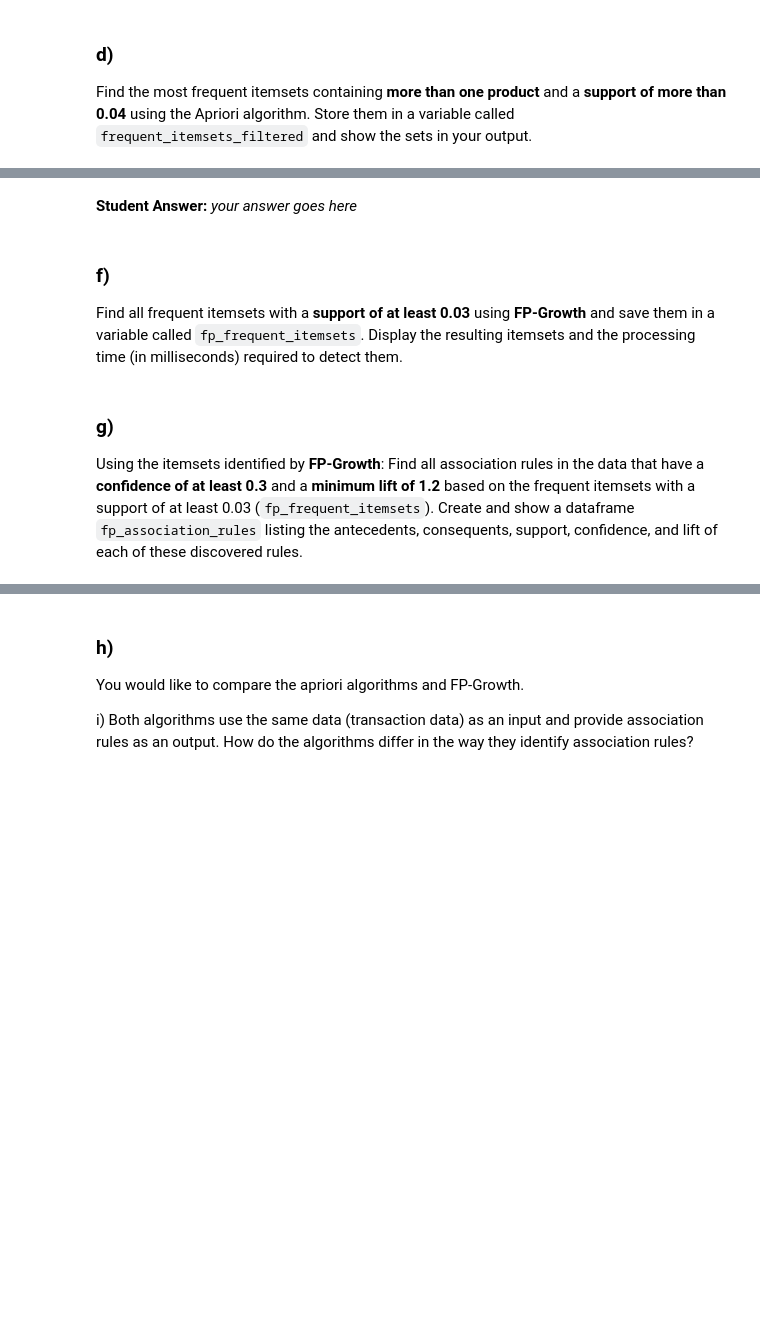
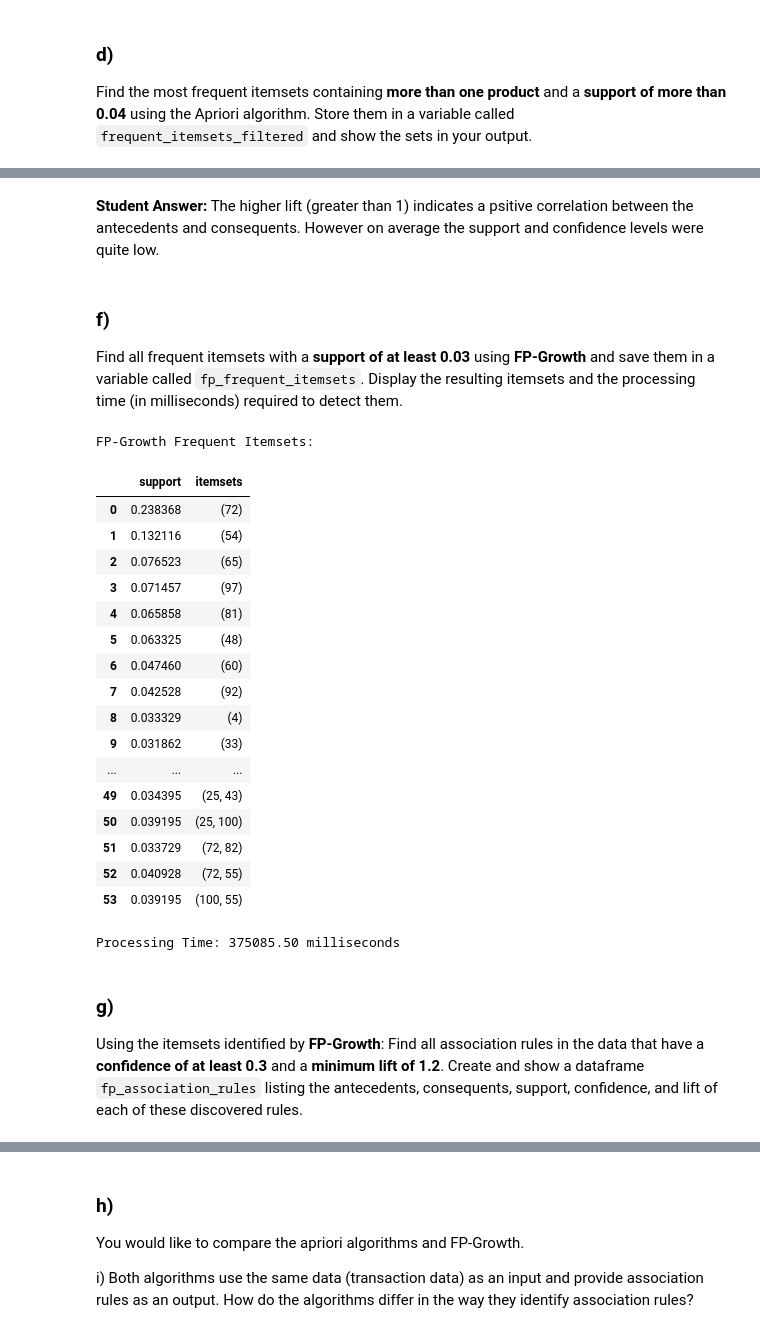
Before and after one commit to sillyduckyluck/IDS_part_2, a Jupyter notebook: Part_2/Q2_Frequent_Itemsets_Association_Rules.ipynb, the cells around one changed output, grey strips where cells are left out. Drawn from its saved outputs; the diff is of its cells as text; code cells hidden in the pictures; blank space fills up the shorter version.

```diff
--- a/Part_2/Q2_Frequent_Itemsets_Association_Rules.ipynb
+++ b/Part_2/Q2_Frequent_Itemsets_Association_Rules.ipynb
@@ -130,17 +193,47 @@ import pandas as pd
 # %%
 # Please leave this cell empty - used for grading.
 # %% [markdown]
-__Student Answer:__ _your answer goes here_
+__Student Answer:__ The higher lift (greater than 1) indicates a psitive correlation between the antecedents and consequents. However on average the support and confidence levels were quite low.
 # %% [markdown]
 ### f)
 Find all frequent itemsets with a **support of at least 0.03** using **FP-Growth** and save them in a variable called `fp_frequent_itemsets`. Display the resulting itemsets and the processing time (in milliseconds) required to detect them.
 # %%
 from mlxtend.frequent_patterns import fpgrowth
 
-# YOUR CODE HERE
+end_time = datetime.datetime.now()
+fp_frequent_itemsets = fpgrowth(itemset_matrix, min_support=0.03)
+end_time = datetime.datetime.now()
+
+# Display the resulting frequent itemsets
+print("FP-Growth Frequent Itemsets:")
+display(fp_frequent_itemsets)
+
+# Calculate and display the processing time in milliseconds
+processing_time = (end_time - start_time).total_seconds() * 1000
+print(f"Processing Time: {processing_time:.2f} milliseconds")
+# %% [output]
+FP-Growth Frequent Itemsets:
+|  | support | itemsets |
+| 0 | 0.238368 | (72) |
+| 1 | 0.132116 | (54) |
+| 2 | 0.076523 | (65) |
+| 3 | 0.071457 | (97) |
+| 4 | 0.065858 | (81) |
+| 5 | 0.063325 | (48) |
+| 6 | 0.047460 | (60) |
+| 7 | 0.042528 | (92) |
+| 8 | 0.033329 | (4) |
+| 9 | 0.031862 | (33) |
+| ... | ... | ... |
+| 49 | 0.034395 | (25, 43) |
+| 50 | 0.039195 | (25, 100) |
+| 51 | 0.033729 | (72, 82) |
+| 52 | 0.040928 | (72, 55) |
+| 53 | 0.039195 | (100, 55) |
+Processing Time: 375085.50 milliseconds
 # %%
 # Please leave this cell empty - used for grading.
 # %% [markdown]
 ### g)
-Using the itemsets identified by **FP-Growth**: Find all association rules in the data that have a **confidence of at least 0.3** and a **minimum lift of 1.2** based on the frequent itemsets with a support of at least 0.03 (`fp_frequent_itemsets`). Create and show a dataframe `fp_association_rules` listing the antecedents, consequents, support, confidence, and lift of each of these discovered rules.
+Using the itemsets identified by **FP-Growth**: Find all association rules in the data that have a **confidence of at least 0.3** and a **minimum lift of 1.2**. Create and show a dataframe `fp_association_rules` listing the antecedents, consequents, support, confidence, and lift of each of these discovered rules.
 # %%
```
Also changed, not shown: parts of 15 cells of this notebook.
